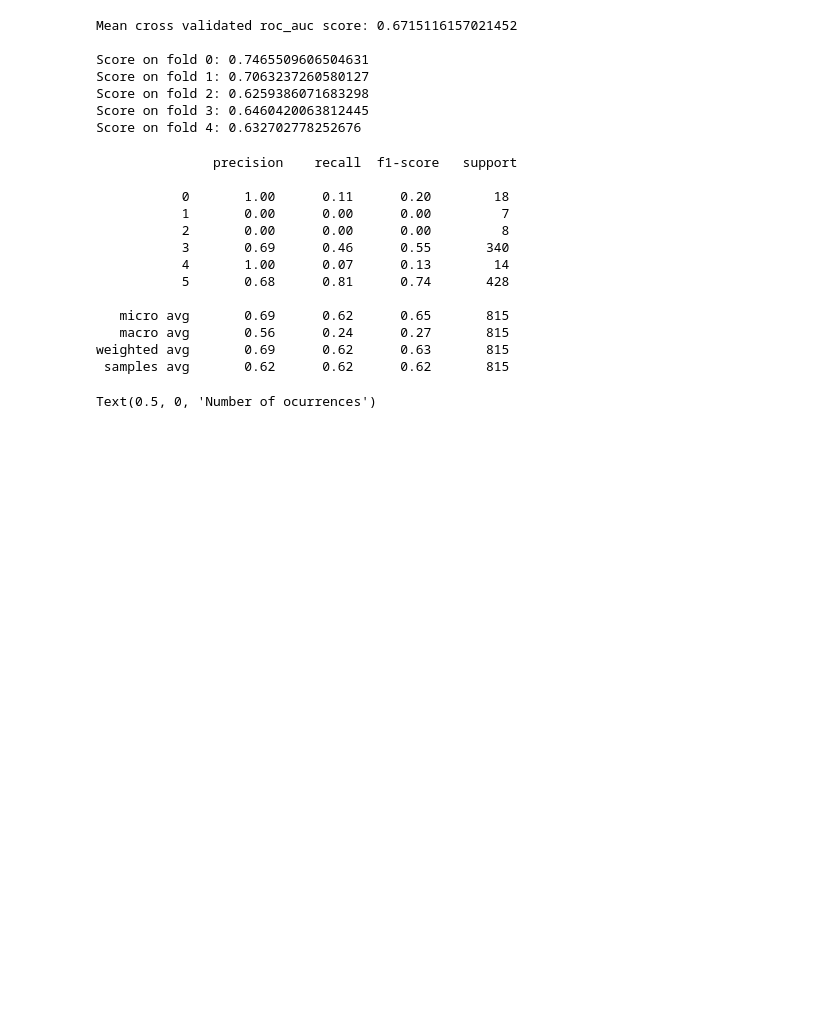
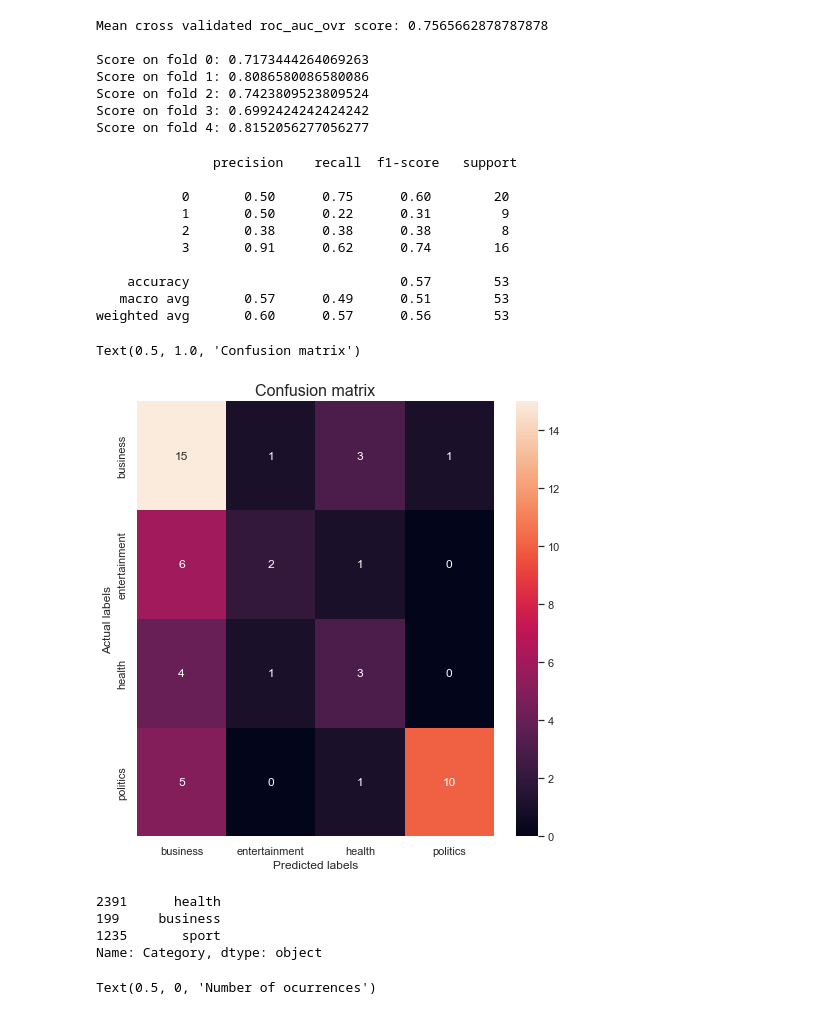
Before and after one commit to WestedCrean/text-classification, a Jupyter notebook: classification-pipeline.ipynb, the cells around one changed output. Saved outputs shown, nothing was run; the diff lists cells and outputs as text; code cells hidden in the pictures; blank space fills up the shorter version.

```diff
--- a/classification-pipeline.ipynb
+++ b/classification-pipeline.ipynb
@@ -4,11 +4,11 @@ import numpy as np
 
 from sklearn.utils import shuffle
 
-from sklearn.metrics import classification_report
+from sklearn.metrics import classification_report, confusion_matrix
 from sklearn.model_selection import cross_val_score
 
 from sklearn.pipeline import FeatureUnion, Pipeline
-from sklearn.preprocessing import FunctionTransformer, MaxAbsScaler
+from sklearn.preprocessing import FunctionTransformer, MaxAbsScaler, LabelEncoder
 from sklearn.impute import SimpleImputer as Imputer # if we also look at numeric features
 from sklearn.feature_extraction.text import CountVectorizer, HashingVectorizer
 from sklearn.feature_selection import chi2, SelectKBest
@@ -22,9 +22,14 @@ from sklearn.linear_model import LogisticRegression
 from sklearn.svm import SVC, LinearSVC
 from sklearn.naive_bayes import MultinomialNB
 
+import matplotlib.pyplot as plt
+import seaborn as sns
+sns.set(style="whitegrid")
+
 df = pd.read_csv("data/training_set.csv")
+df_sans_sport_news = df[~df["Category"].isin(["sport","news"])]
 
-SCORING_METRIC = "roc_auc"
+SCORING_METRIC = "roc_auc_ovr"
 
 FEATURES = ["Description"]
 LABEL = "Category"
@@ -35,9 +40,11 @@ chi_k = 300
 
 TOKENS_ALPHANUMERIC = '[A-Za-z0-9]+(?=\\s+)'
 
-dummy_labels = pd.get_dummies(df[LABEL])
+#dummy_labels = pd.get_dummies(df[LABEL])
+encoder = LabelEncoder()
+encoded_labels = encoder.fit_transform(df[LABEL])
 
-X_train, X_test, y_train, y_test = train_test_split(df[NON_LABELS], dummy_labels, random_state=42)
+X_train, X_test, y_train, y_test = train_test_split(df[NON_LABELS], encoded_labels, random_state=42)
 
 get_text_data = FunctionTransformer(lambda x: combine_text_columns(x, to_drop=[LABEL]), validate=False)
 
@@ -68,13 +75,13 @@ print(f"\nMean cross validated {SCORING_METRIC} score: {np.mean(cv)}\n")
 for fold, score in enumerate(cv):
     print(f"Score on fold {fold}: {score}")
 # %% [output]
-Mean cross validated roc_auc score: 0.6715116157021452
+Mean cross validated roc_auc_ovr score: 0.7565662878787878
 
-Score on fold 0: 0.7465509606504631
-Score on fold 1: 0.7063237260580127
-Score on fold 2: 0.6259386071683298
-Score on fold 3: 0.6460420063812445
-Score on fold 4: 0.632702778252676
+Score on fold 0: 0.7173444264069263
+Score on fold 1: 0.8086580086580086
+Score on fold 2: 0.7423809523809524
+Score on fold 3: 0.6992424242424242
+Score on fold 4: 0.8152056277056277
 # %%
 pl.fit(X_train, y_train)
 y_pred = pl.predict(X_test)
@@ -82,15 +89,36 @@ print("\n", classification_report(y_test, y_pred))
 # %% [output]
                precision    recall  f1-score   support
 
-           0       1.00      0.11      0.20        18
-           1       0.00      0.00      0.00         7
-           2       0.00      0.00      0.00         8
-           3       0.69      0.46      0.55       340
-           4       1.00      0.07      0.13        14
-           5       0.68      0.81      0.74       428
+           0       0.50      0.75      0.60        20
+           1       0.50      0.22      0.31         9
+           2       0.38      0.38      0.38         8
+           3       0.91      0.62      0.74        16
 
-   micro avg       0.69      0.62      0.65       815
-   macro avg       0.56      0.24      0.27       815
-weighted avg       0.69      0.62      0.63       815
- samples avg       0.62      0.62      0.62       815
+    accuracy                           0.57        53
+   macro avg       0.57      0.49      0.51        53
+weighted avg       0.60      0.57      0.56        53
+# %%
+cm = confusion_matrix(
+    y_test,
+    y_pred
+)
+fig, ax = plt.subplots(figsize=(8,8))
+sns.heatmap(cm, annot=True, fmt='g', ax=ax,
+    xticklabels=encoder.classes_,
+    yticklabels=encoder.classes_
+)
+plt.xlabel('Predicted labels')
+plt.ylabel('Actual labels')
+plt.title("Confusion matrix", size=16)
+# %% [output]
+Text(0.5, 1.0, 'Confusion matrix')
+[figure, added]
+# %%
+sample = df[LABEL].sample(3)
+print(sample)
+# %% [output]
+2391      health
+199     business
+1235       sport
+Name: Category, dtype: object
 # %%
```
Also changed, not shown: parts of 3 cells of this notebook, 2 other files.
